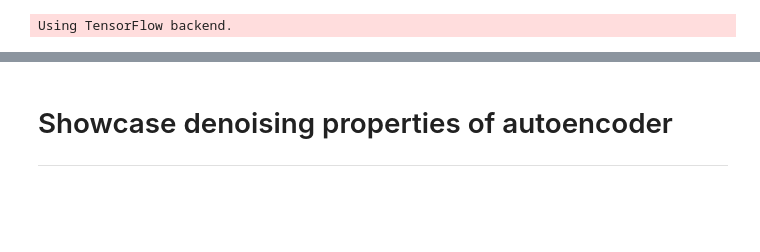
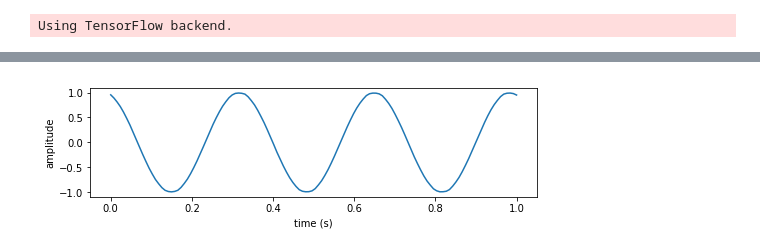
Before and after one commit to MLGeophysics/community, a Jupyter notebook: docs/projects/auto-encoder/how_to_autoencode.ipynb, the cells around one changed output, grey strips where cells are left out. Drawn from its saved outputs; the diff is of its cells as text; code cells hidden in the pictures; blank space fills up the shorter version.

```diff
--- a/docs/projects/auto-encoder/how_to_autoencode.ipynb
+++ b/docs/projects/auto-encoder/how_to_autoencode.ipynb
@@ -188,3 +151,10 @@ plt.show()
-# %% [markdown]
-# Showcase denoising properties of autoencoder
----
+# %%
+# QC that autoencoder can autoencode a sine wave from the test set
+decoded_sin = ae.predict(x_test)
+plt.figure(figsize=(8,2))
+plt.plot(t,decoded_sin[np.random.randint(0,n_test-1),:])
+plt.xlabel('time (s)')
+plt.ylabel('amplitude')
+plt.show()
+# %% [output]
+[figure, added]
```
Also changed, not shown: parts of 19 cells of this notebook.
